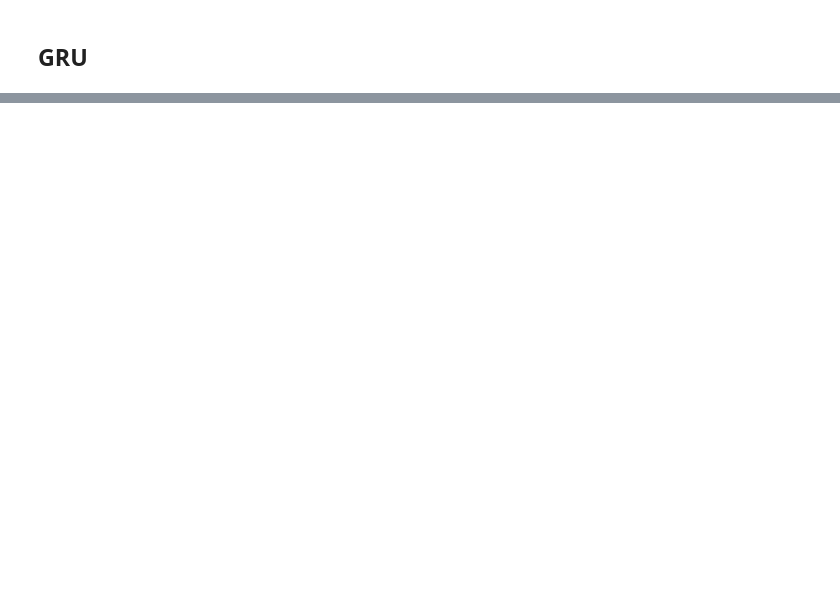
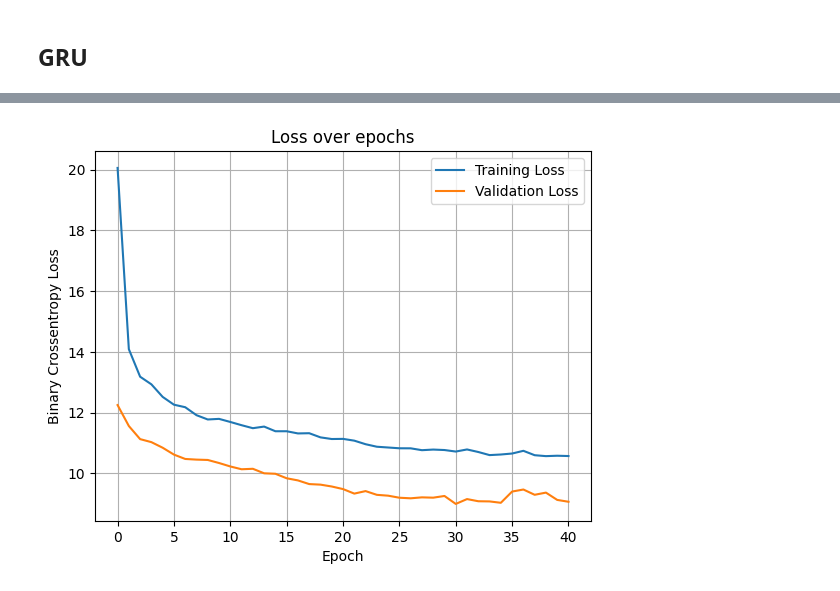
Before and after one commit to markoandjel/MachineLearning, a Jupyter notebook: Projekat III/Marko/projekat3.3Marko.ipynb, the cells around one changed output, grey strips where cells are left out. Cells and saved outputs as stored; diff of their text form; code cells hidden in the pictures; blank space fills up the shorter version.

```diff
--- a/Projekat III/Marko/projekat3.3Marko.ipynb
+++ b/Projekat III/Marko/projekat3.3Marko.ipynb
@@ -698,0 +863,11 @@ plt.show()
+# %%
+
+print(model_rnn.metrics_names)
+test_loss, test_rmse = model_rnn.evaluate(test_ds)
+
+plot_loss(history_rnn)
+
+y_pred = np.concatenate([model_rnn.predict(x).ravel() for x, _ in test_ds])
+
+print(y_test.shape, y_pred.shape, X_test.shape)
+# %% [output]
@@ -698,0 +876 @@ plt.show()
+[figure, added]
```
Also changed, not shown: parts of 20 cells of this notebook.
